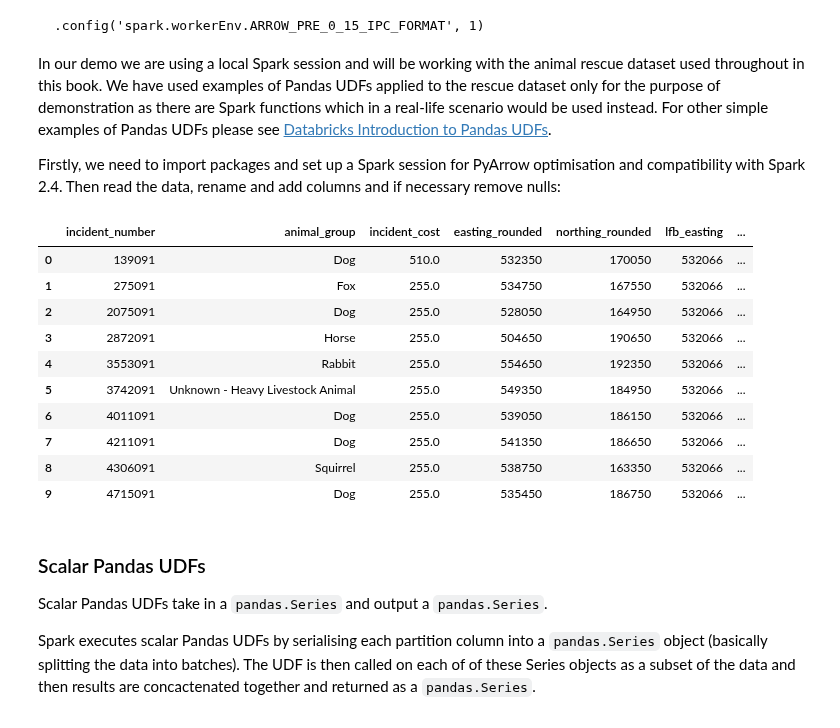
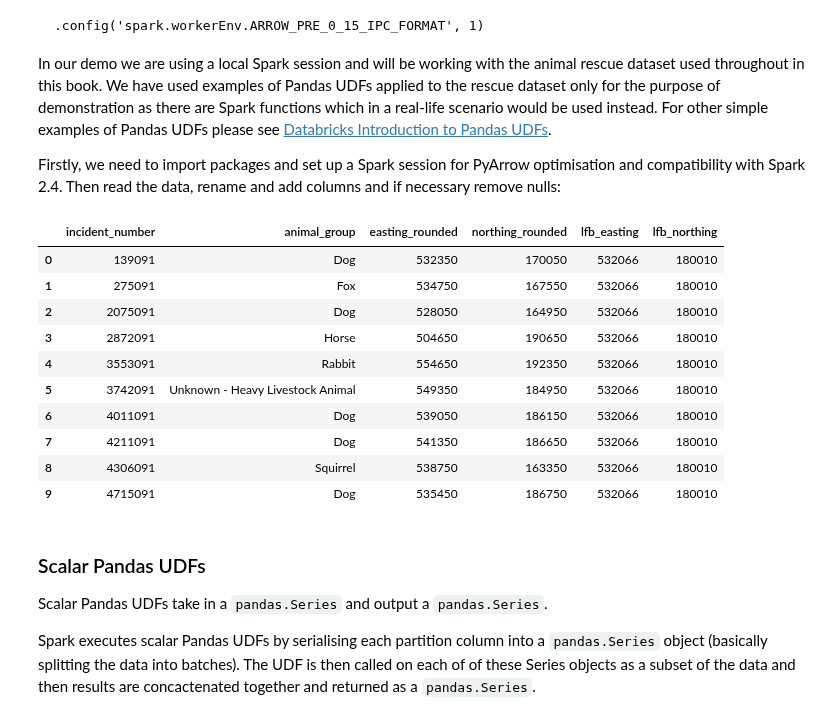
Before and after one commit to best-practice-and-impact/ons-spark, a Jupyter notebook: ons-spark/ancillary-topics/pandas-udfs.ipynb, the cells around one changed output. Saved outputs shown, nothing was run; the diff lists cells and outputs as text; code cells hidden in the pictures.

Commit message:
indicent_cost column removed and incident duration calculation removed from comments

```diff
--- a/ons-spark/ancillary-topics/pandas-udfs.ipynb
+++ b/ons-spark/ancillary-topics/pandas-udfs.ipynb
@@ -69,53 +69,46 @@ Firstly, we need to import packages and set up a Spark session for PyArrow optim
 import pandas as pd
 from pyspark.sql import SparkSession
 import pyspark.sql.functions as F
 from pyspark.sql.functions import pandas_udf
 import pyspark.sql.types as T
 from pyspark.sql.functions import lit
 
 spark = (SparkSession.builder.master("local[2]")
          .appName("pandas_udfs")
          .config('spark.sql.execution.arrow.enabled', 'true')
          .config('spark.sql.execution.arrow.fallback.enabled', 'true')
          .config('spark.excutorEnv.ARROW_PRE_0_15_IPC_FORMAT', 1)
          .config('spark.workerEnv.ARROW_PRE_0_15_IPC_FORMAT', 1)
          .getOrCreate())
 
 import yaml
 with open("../../config.yaml") as f:
      config = yaml.safe_load(f)
 
-# rescue_path_csv = config["rescue_path_csv"]
-# rescue = spark.read.csv("../data/animal_rescue.csv", header=True, inferSchema=True)
-
-#rescue = rescue.withColumn(
-#    "IncidentDuration",
-#    F.col("PumpHoursTotal") / F.col("PumpCount")
-#)
+rescue_path_csv = config["rescue_path_csv"]
+rescue = spark.read.csv("../data/animal_rescue.csv", header=True, inferSchema=True)
 
 rescue = rescue.select(F.col('IncidentNumber').alias('incident_number'),
                        F.col('AnimalGroupParent').alias('animal_group'),
-                       F.col('IncidentNotionalCost(£)').alias('incident_cost'),
                        F.col('Easting_rounded').alias('easting_rounded'),
                        F.col('Northing_rounded').alias('northing_rounded'))
 
 rescue= rescue.withColumn('lfb_easting', lit(532066)).withColumn('lfb_northing', lit(180010))
 
-#rescue = rescue.filter(F.col('incident_duration').isNotNull())
 
 rescue.limit(10).toPandas()
 # %% [output]
-|  | incident_number | animal_group | incident_cost | easting_rounded | northing_rounded | lfb_easting | ... |
-| 0 | 139091 | Dog | 510.0 | 532350 | 170050 | 532066 | ... |
-| 1 | 275091 | Fox | 255.0 | 534750 | 167550 | 532066 | ... |
-| 2 | 2075091 | Dog | 255.0 | 528050 | 164950 | 532066 | ... |
-| 3 | 2872091 | Horse | 255.0 | 504650 | 190650 | 532066 | ... |
-| 4 | 3553091 | Rabbit | 255.0 | 554650 | 192350 | 532066 | ... |
-| 5 | 3742091 | Unknown - Heavy Livestock Animal | 255.0 | 549350 | 184950 | 532066 | ... |
-| 6 | 4011091 | Dog | 255.0 | 539050 | 186150 | 532066 | ... |
-| 7 | 4211091 | Dog | 255.0 | 541350 | 186650 | 532066 | ... |
-| 8 | 4306091 | Squirrel | 255.0 | 538750 | 163350 | 532066 | ... |
-| 9 | 4715091 | Dog | 255.0 | 535450 | 186750 | 532066 | ... |
+|  | incident_number | animal_group | easting_rounded | northing_rounded | lfb_easting | lfb_northing |
+| 0 | 139091 | Dog | 532350 | 170050 | 532066 | 180010 |
+| 1 | 275091 | Fox | 534750 | 167550 | 532066 | 180010 |
+| 2 | 2075091 | Dog | 528050 | 164950 | 532066 | 180010 |
+| 3 | 2872091 | Horse | 504650 | 190650 | 532066 | 180010 |
+| 4 | 3553091 | Rabbit | 554650 | 192350 | 532066 | 180010 |
+| 5 | 3742091 | Unknown - Heavy Livestock Animal | 549350 | 184950 | 532066 | 180010 |
+| 6 | 4011091 | Dog | 539050 | 186150 | 532066 | 180010 |
+| 7 | 4211091 | Dog | 541350 | 186650 | 532066 | 180010 |
+| 8 | 4306091 | Squirrel | 538750 | 163350 | 532066 | 180010 |
+| 9 | 4715091 | Dog | 535450 | 186750 | 532066 | 180010 |
 # %% [markdown]
 ### Scalar Pandas UDFs
 
```
Also changed, not shown: parts of 3 cells of this notebook.
